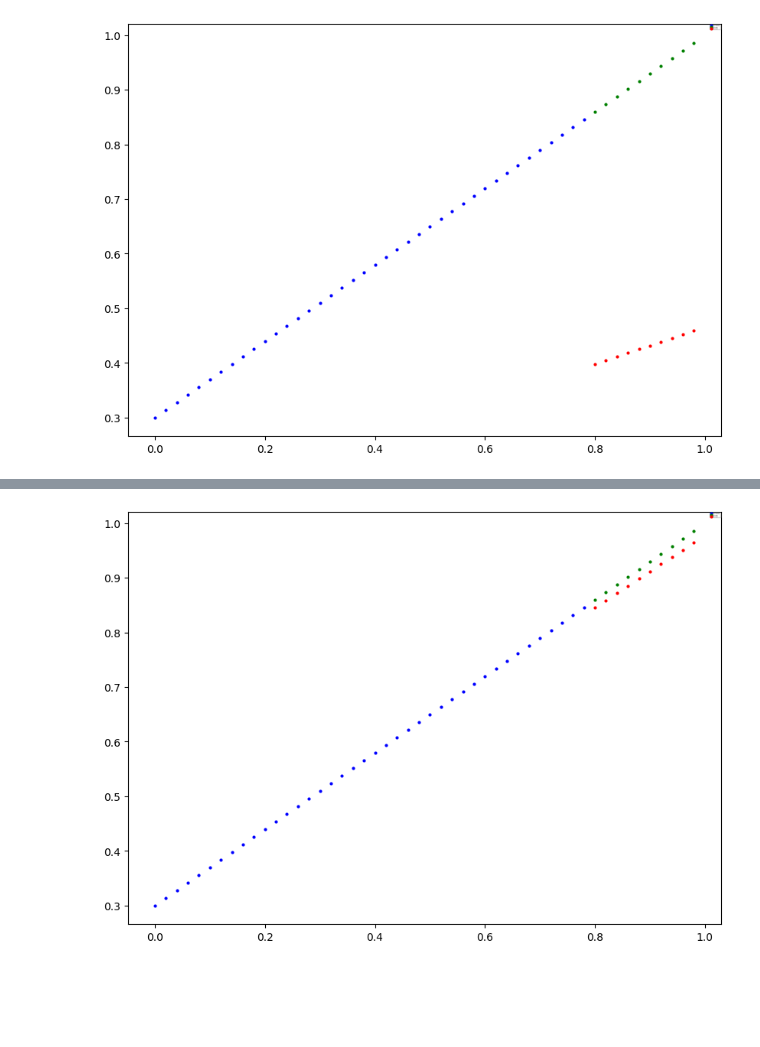
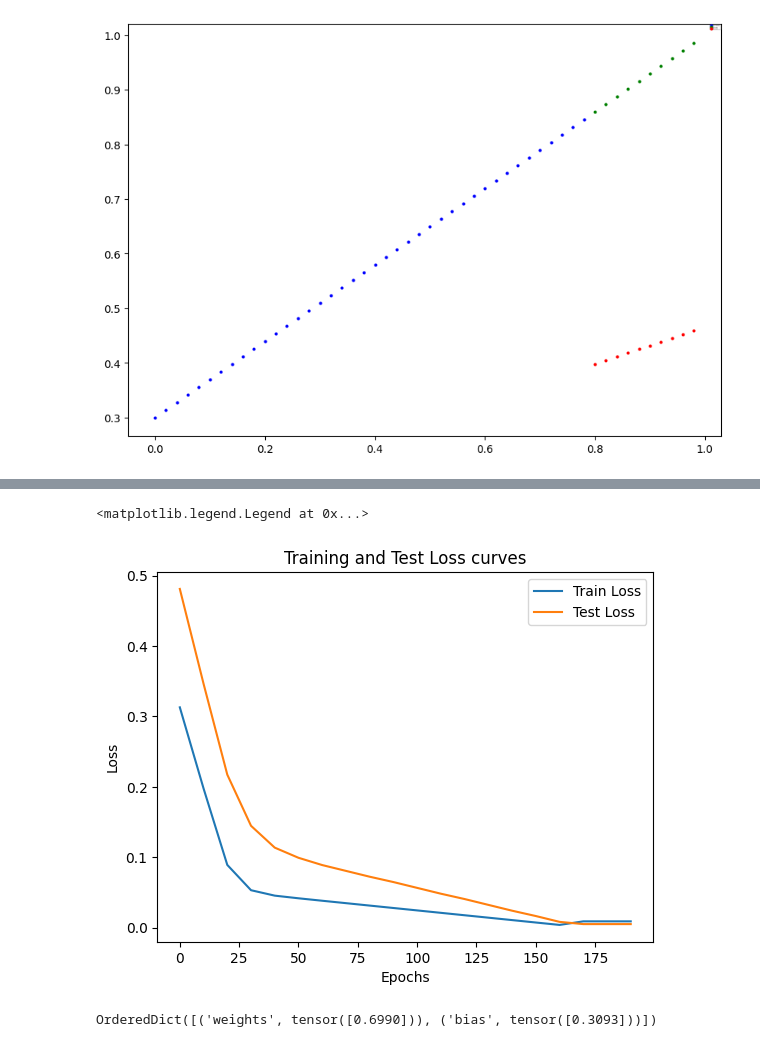
Before and after one commit to Greg-Vincent0711/Finished-Pytorch-Course, a Jupyter notebook: 01_first_model.ipynb, the cells around one changed output, grey strips where cells are left out. Drawn from its saved outputs; the diff is of its cells as text; code cells hidden in the pictures; blank space fills up the shorter version.

Commit message:
Committing after some progress - testing and training loop, saving/loading a model

```diff
--- a/01_first_model.ipynb
+++ b/01_first_model.ipynb
@@ -191,7 +193,11 @@ optimizer = torch.optim.SGD(params=model_0.parameters(), lr=0.01)
 
 # an epoch is one loop through the data
 # this is a hyperparameter since it's user set
-epochs = 100
+epochs = 200
+epoch_count = []
+loss_values = []
+test_loss_vals = []
+
 
 # loop through the data
 for epoch in range(epochs):
@@ -204,7 +210,7 @@ for epoch in range(epochs):
 
   # calculate the loss between model predictions and ideal training values
   loss = loss_fn(y_pred, y_train)
-  print(f"Loss: {loss}")
+
 
   # initialize gradients to zero for each epoch
   optimizer.zero_grad()
@@ -215,4 +221,20 @@ for epoch in range(epochs):
   # step the optimizer, always after backprop
   # how the optimizer changes will accumulate through the loop
   optimizer.step()
+
+  # writing a testing loop
+
+  # turns of model settings not needed for testing
+  model_0.eval()
+
+  with torch.inference_mode():
+    # still do forward pass
+    test_pred = model_0(X_test)
+    # calculate the loss, different parameters this time
+    test_loss = loss_fn(test_pred, y_test)
+    if epoch % 10 == 0:
+      epoch_count.append(epoch)
+      loss_values.append(loss)
+      test_loss_vals.append(test_loss)
+      print(f"Epoch : {epoch} | Loss: {loss} | Test loss: {test_loss}")
 # %% [output]
@@ -245,5 +270,11 @@ with torch.inference_mode():
-# %%
-# much more accurate after manually running an epoch a few times
-plot_predictions(predictions=y_preds_new)
-# %% [output]
-[figure, removed]
+# %%
+# training and loss curves over time, model is getting more accurate over epochs
+plt.plot(epoch_count, np.array(torch.tensor(loss_values).numpy()), label="Train Loss")
+plt.plot(epoch_count, np.array(torch.tensor(test_loss_vals).numpy()), label="Test Loss")
+plt.title("Training and Test Loss curves")
+plt.ylabel("Loss")
+plt.xlabel("Epochs")
+plt.legend()
+# %% [output]
+<matplotlib.legend.Legend at 0x...>
+[figure, added]
@@ -249,0 +294,9 @@ plot_predictions(predictions=y_preds_new)
+# %%
+# loading a model
+loaded_model_0 = LinearRegModel()
+
+# loading the saved state_dict of model_0
+loaded_model_0.load_state_dict(torch.load(f=MODEL_SAVE_PATH))
+loaded_model_0.state_dict()
+# %% [output]
+OrderedDict([('weights', tensor([0.6990])), ('bias', tensor([0.3093]))])
```
Also changed, not shown: parts of 7 cells of this notebook.
